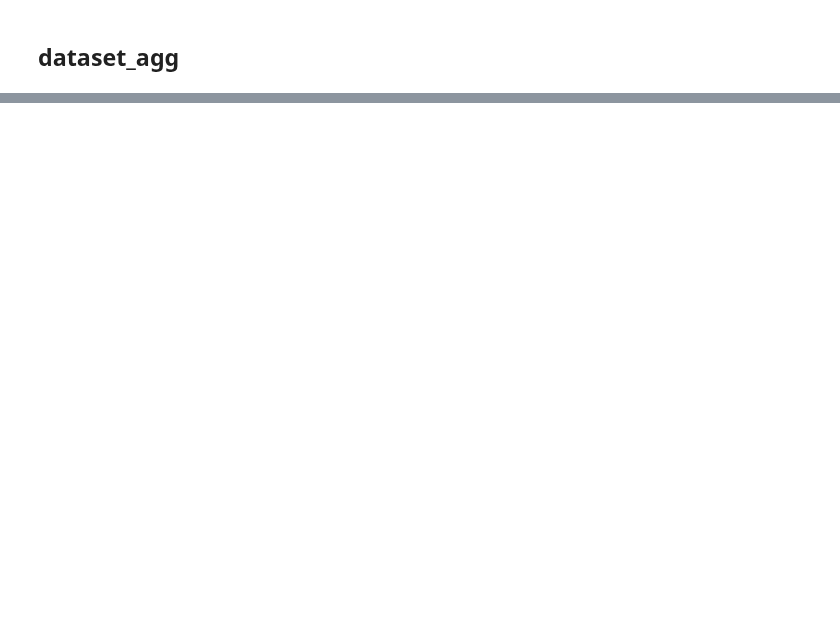
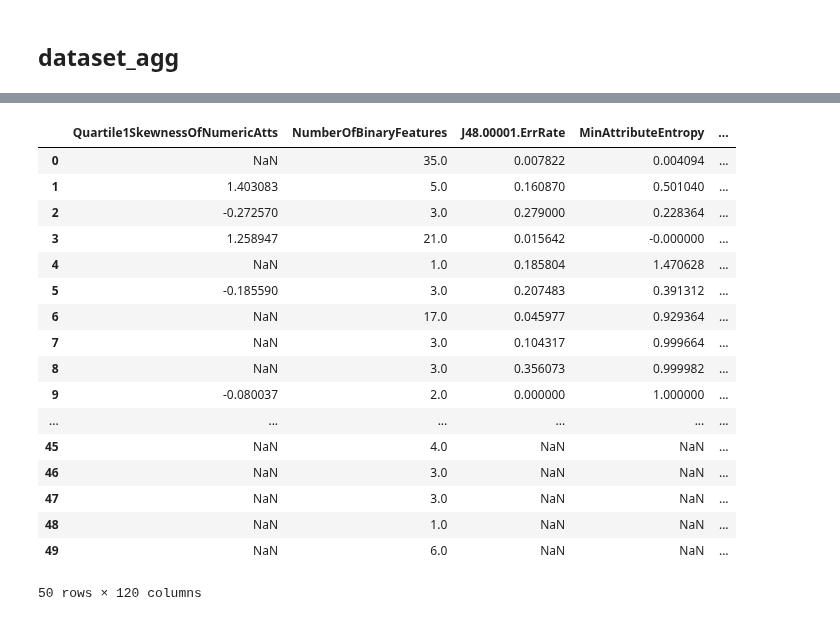
Before and after one commit to nina-prog/meta-learning-for-encoder-selection, a Jupyter notebook: notebooks/week09/Datasets-Meta-Information-Detailed.ipynb, the cells around one changed output, grey strips where cells are left out. Drawn from its saved outputs; the diff is of its cells as text; code cells hidden in the pictures; blank space fills up the shorter version.

Commit message:
Added description of the idea for meta data and code to generate dataset_agg table

```diff
--- a/notebooks/week09/Datasets-Meta-Information-Detailed.ipynb
+++ b/notebooks/week09/Datasets-Meta-Information-Detailed.ipynb
@@ -74,0 +257,3 @@ list_sum_of_all_categories = []
+# %%
+def total_feature_count(X):
+    return X.shape[1]
@@ -75,3 +296,9 @@ list_sum_of_all_categories = []
+# %%
+def avg_number_of_categories_per_cat_feature(dataset, categorical_indicator, attribute_names):
+    return sum_of_all_categories(dataset, attribute_names) / categorical_features_count(dataset)
+# %%
+def get_predefined_feature(dataset, feature_name):
+    return dataset.qualities.get(feature_name)
 # %%
 # Traverse all unique datasets, call the functions and collect the information
 for dataset_id in unique_datasets:
@@ -79,2 +373,43 @@ for dataset_id in unique_datasets:
 # %%
 # Create a pandas dataframe and save it
+feature_list_dict['dataset_id'] = list_dataset_id
+feature_list_dict['row_count'] = list_row_count
+feature_list_dict['column_count'] = list_column_count
+feature_list_dict['null_value_count'] = list_null_value_count
+feature_list_dict['rows_with_null_values_count'] = list_rows_with_null_values_count
+feature_list_dict['columns_with_null_values_count'] = list_columns_with_null_values_count
+feature_list_dict['ratio_of_null_values_to_all'] = list_ratio_of_null_values_to_all
+feature_list_dict['categorical_features_count'] = list_categorical_features_count
+feature_list_dict['non_categorical_features_count'] = list_non_categorical_features_count
+feature_list_dict['ratio_of_categorical_features_to_all'] = list_ratio_of_categorical_features_to_all
+feature_list_dict['sum_of_all_categories'] = list_sum_of_all_categories
+feature_list_dict['categorical_target_variables_count'] = list_categorical_target_variables_count
+feature_list_dict['non_categorical_target_variables_count'] = list_non_categorical_target_variables_count
+feature_list_dict['categorical_target_values_sum'] = list_categorical_target_values_sum
+feature_list_dict['total_feature_count'] = list_total_feature_count
+feature_list_dict['min_number_of_categories_per_cat_feature'] = list_min_number_of_categories_per_cat_feature
+feature_list_dict['max_number_of_categories_per_cat_feature'] = list_max_number_of_categories_per_cat_feature
+feature_list_dict['avg_number_of_categories_per_cat_feature'] = list_avg_number_of_categories_per_cat_feature
+
+dataset_agg = pd.DataFrame(feature_list_dict)
+# %%
+dataset_agg.head(50)
+# %% [output]
+|  | Quartile1SkewnessOfNumericAtts | NumberOfBinaryFeatures | J48.00001.ErrRate | MinAttributeEntropy | ... |
+| 0 | NaN | 35.0 | 0.007822 | 0.004094 | ... |
+| 1 | 1.403083 | 5.0 | 0.160870 | 0.501040 | ... |
+| 2 | -0.272570 | 3.0 | 0.279000 | 0.228364 | ... |
+| 3 | 1.258947 | 21.0 | 0.015642 | -0.000000 | ... |
+| 4 | NaN | 1.0 | 0.185804 | 1.470628 | ... |
+| 5 | -0.185590 | 3.0 | 0.207483 | 0.391312 | ... |
+| 6 | NaN | 17.0 | 0.045977 | 0.929364 | ... |
+| 7 | NaN | 3.0 | 0.104317 | 0.999664 | ... |
+| 8 | NaN | 3.0 | 0.356073 | 0.999982 | ... |
+| 9 | -0.080037 | 2.0 | 0.000000 | 1.000000 | ... |
+| ... | ... | ... | ... | ... | ... |
+| 45 | NaN | 4.0 | NaN | NaN | ... |
+| 46 | NaN | 3.0 | NaN | NaN | ... |
+| 47 | NaN | 3.0 | NaN | NaN | ... |
+| 48 | NaN | 1.0 | NaN | NaN | ... |
+| 49 | NaN | 6.0 | NaN | NaN | ... |
+50 rows × 120 columns
```
Also changed, not shown: parts of 24 cells of this notebook.
